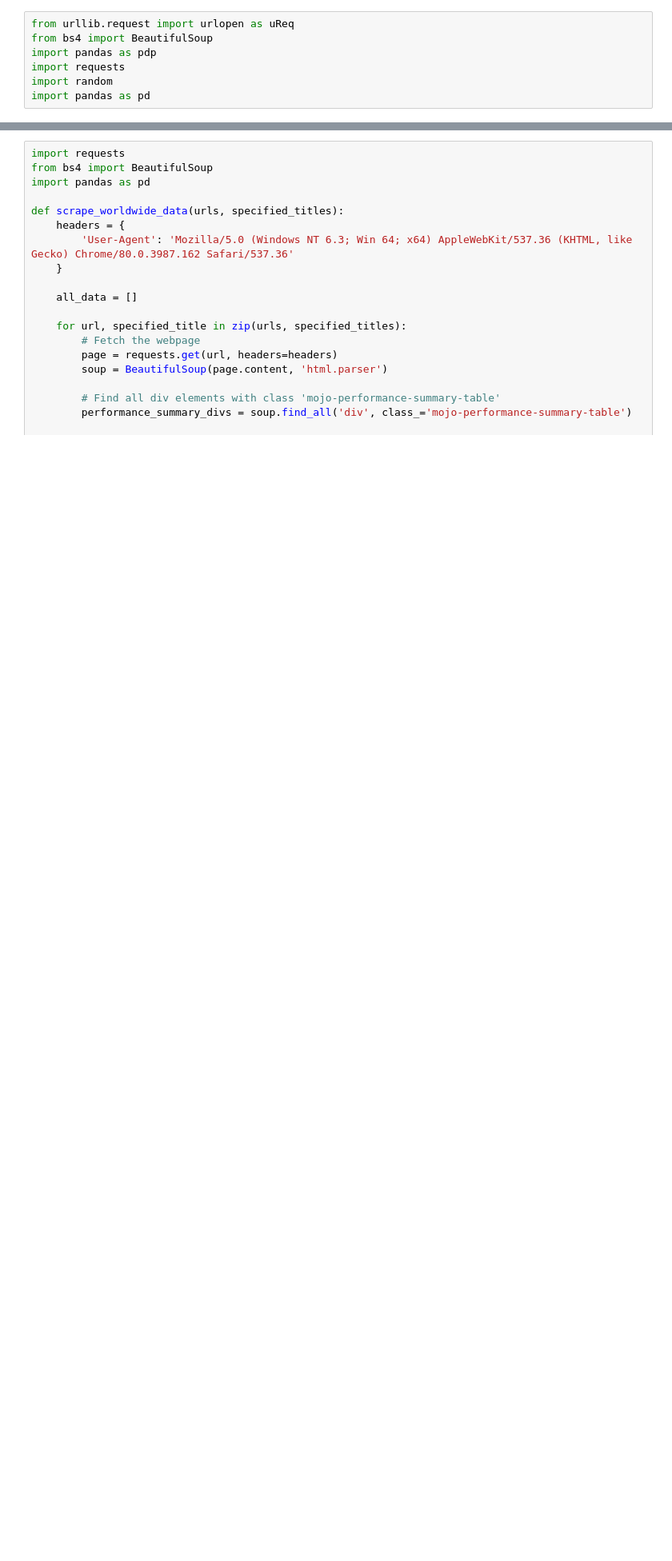
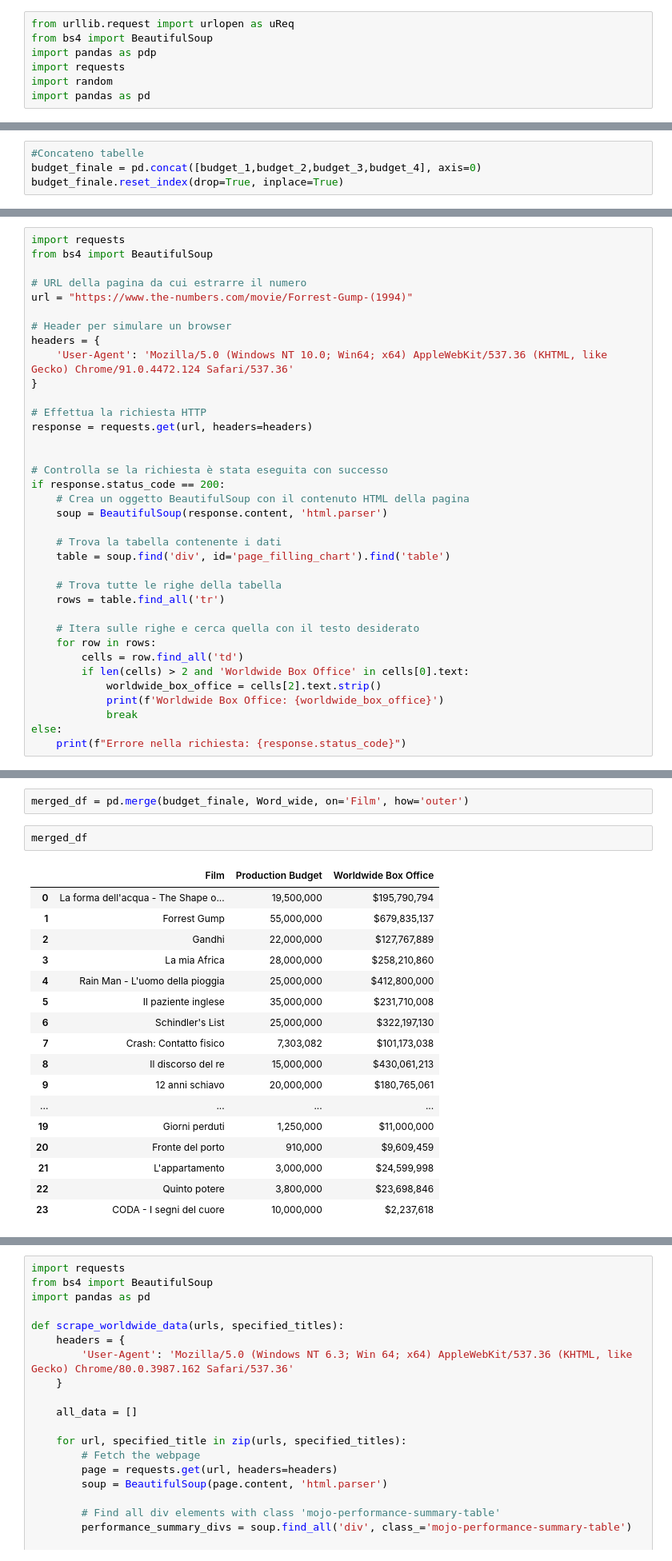
Before and after one commit to Bakko000/Data_journalism, a Jupyter notebook: Box office.ipynb, the cells around one changed output, grey strips where cells are left out. Shown: that part at 80% size. Saved outputs shown, nothing was run; the diff lists cells and outputs as text; blank space fills up the shorter version.

```diff
--- a/Box office.ipynb
+++ b/Box office.ipynb
@@ -549,0 +453,4 @@ NameError: name 'budget' is not defined
+# %%
+#Concateno tabelle
+budget_finale = pd.concat([budget_1,budget_2,budget_3,budget_4], axis=0)
+budget_finale.reset_index(drop=True, inplace=True)
@@ -549,0 +479,36 @@ NameError: name 'budget' is not defined
+# %%
+import requests
+from bs4 import BeautifulSoup
+
+# URL della pagina da cui estrarre il numero
+url = "https://www.the-numbers.com/movie/Forrest-Gump-(1994)"
+
+# Header per simulare un browser
+headers = {
+    'User-Agent': 'Mozilla/5.0 (Windows NT 10.0; Win64; x64) AppleWebKit/537.36 (KHTML, like Gecko) Chrome/91.0.4472.124 Safari/537.36'
+}
+
+# Effettua la richiesta HTTP
+response = requests.get(url, headers=headers)
+
+
+# Controlla se la richiesta è stata eseguita con successo
+if response.status_code == 200:
+    # Crea un oggetto BeautifulSoup con il contenuto HTML della pagina
+    soup = BeautifulSoup(response.content, 'html.parser')
+
+    # Trova la tabella contenente i dati
+    table = soup.find('div', id='page_filling_chart').find('table')
+
+    # Trova tutte le righe della tabella
+    rows = table.find_all('tr')
+
+    # Itera sulle righe e cerca quella con il testo desiderato
+    for row in rows:
+        cells = row.find_all('td')
+        if len(cells) > 2 and 'Worldwide Box Office' in cells[0].text:
+            worldwide_box_office = cells[2].text.strip()
+            print(f'Worldwide Box Office: {worldwide_box_office}')
+            break
+else:
+    print(f"Errore nella richiesta: {response.status_code}")
@@ -549,0 +696,22 @@ NameError: name 'budget' is not defined
+# %%
+merged_df = pd.merge(budget_finale, Word_wide, on='Film', how='outer')
+# %%
+merged_df
+# %% [output]
+|  | Film | Production Budget | Worldwide Box Office |
+| 0 | La forma dell'acqua - The Shape o... | 19,500,000 | $195,790,794 |
+| 1 | Forrest Gump | 55,000,000 | $679,835,137 |
+| 2 | Gandhi | 22,000,000 | $127,767,889 |
+| 3 | La mia Africa | 28,000,000 | $258,210,860 |
+| 4 | Rain Man - L'uomo della pioggia | 25,000,000 | $412,800,000 |
+| 5 | Il paziente inglese | 35,000,000 | $231,710,008 |
+| 6 | Schindler's List | 25,000,000 | $322,197,130 |
+| 7 | Crash: Contatto fisico | 7,303,082 | $101,173,038 |
+| 8 | Il discorso del re | 15,000,000 | $430,061,213 |
+| 9 | 12 anni schiavo | 20,000,000 | $180,765,061 |
+| ... | ... | ... | ... |
+| 19 | Giorni perduti | 1,250,000 | $11,000,000 |
+| 20 | Fronte del porto | 910,000 | $9,609,459 |
+| 21 | L'appartamento | 3,000,000 | $24,599,998 |
+| 22 | Quinto potere | 3,800,000 | $23,698,846 |
+| 23 | CODA - I segni del cuore | 10,000,000 | $2,237,618 |
```
Also changed, not shown: parts of 43 cells of this notebook.
